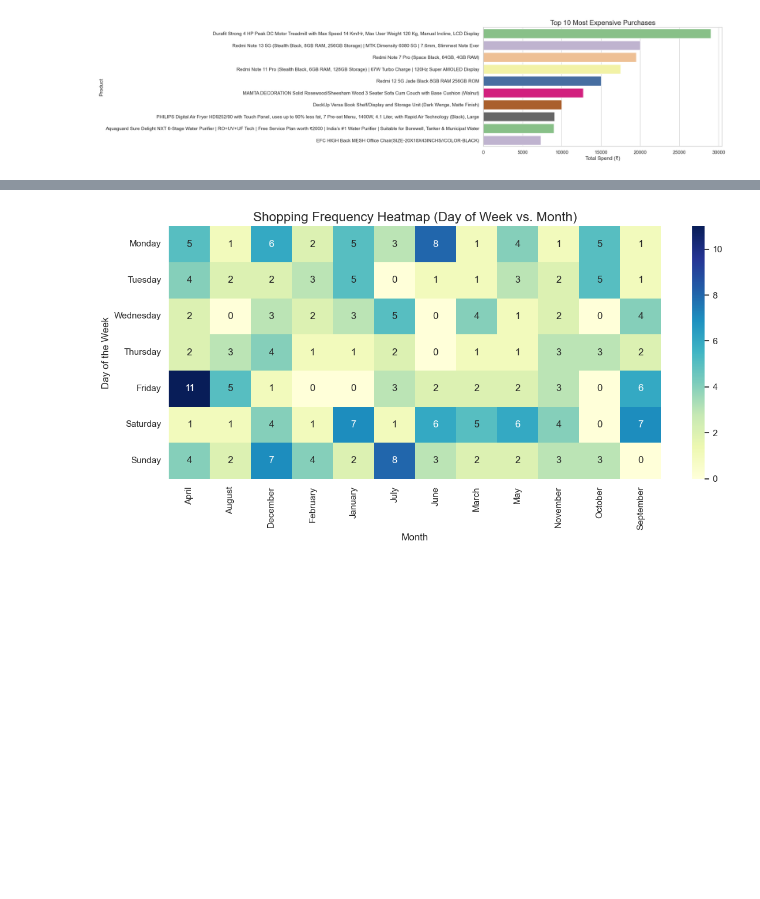
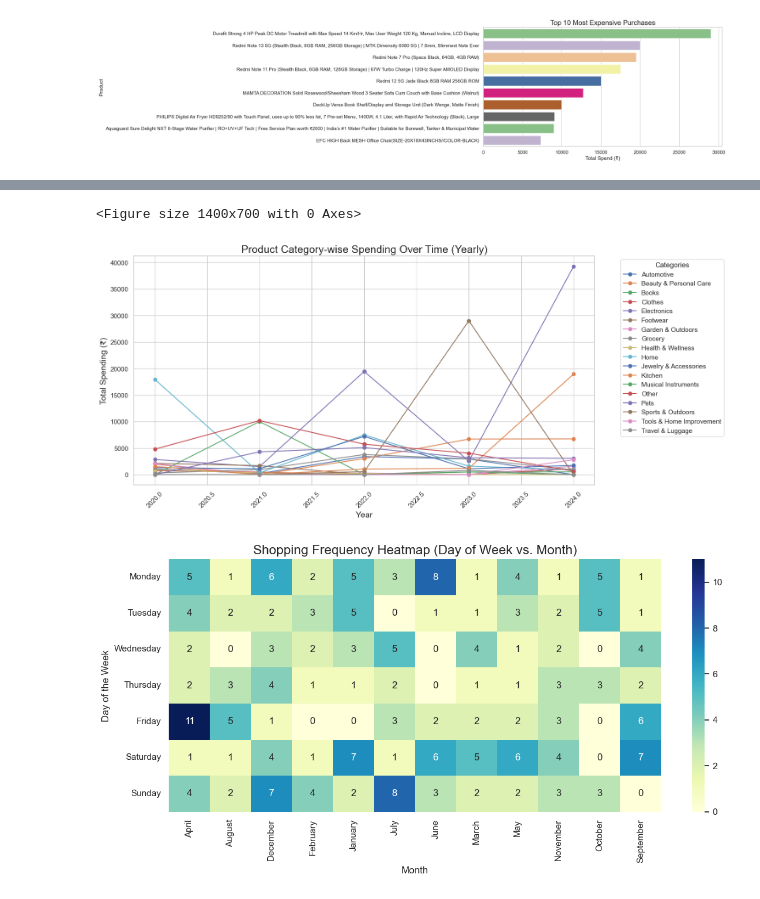
Before and after one commit to karenrenac/Amazon-Analytics-with-Web-scraping, a Jupyter notebook: visualizations.ipynb, the cells around one changed output, grey strips where cells are left out. Saved outputs shown, nothing was run; the diff lists cells and outputs as text; code cells hidden in the pictures; blank space fills up the shorter version.

```diff
--- a/visualizations.ipynb
+++ b/visualizations.ipynb
@@ -227,3 +227,23 @@ plt.show()
+# %%
+# Filter data to include only from the year 2020 onwards
+df_filtered = df[df['Year'] >= 2020]
+
+# Aggregate total spending per category over time (yearly basis)
+spending_over_time_yearly = df_filtered.groupby(['Year', 'Category'])['Total Price'].sum().unstack().fillna(0)
+
+# Plot the spending trend over time (yearly)
+plt.figure(figsize=(14, 7))
+spending_over_time_yearly.plot(kind='line', marker='o', figsize=(14, 7))
+plt.title('Product Category-wise Spending Over Time (Yearly)', fontsize=18)
+plt.xlabel('Year', fontsize=14)
+plt.ylabel('Total Spending (₹)', fontsize=14)
+plt.xticks(rotation=45)
+plt.legend(title="Categories", bbox_to_anchor=(1.05, 1), loc='upper left')
+plt.grid(True)
+plt.show()
+# %% [output]
+<Figure size 1400x700 with 0 Axes>
+[figure, added]
 # %%
 #Heatmap of shopping frequency Day vs. Month
 # Prepare data for heatmap: Count of purchases by Day of Week and Month
```
Also changed, not shown: parts of 2 cells of this notebook.
